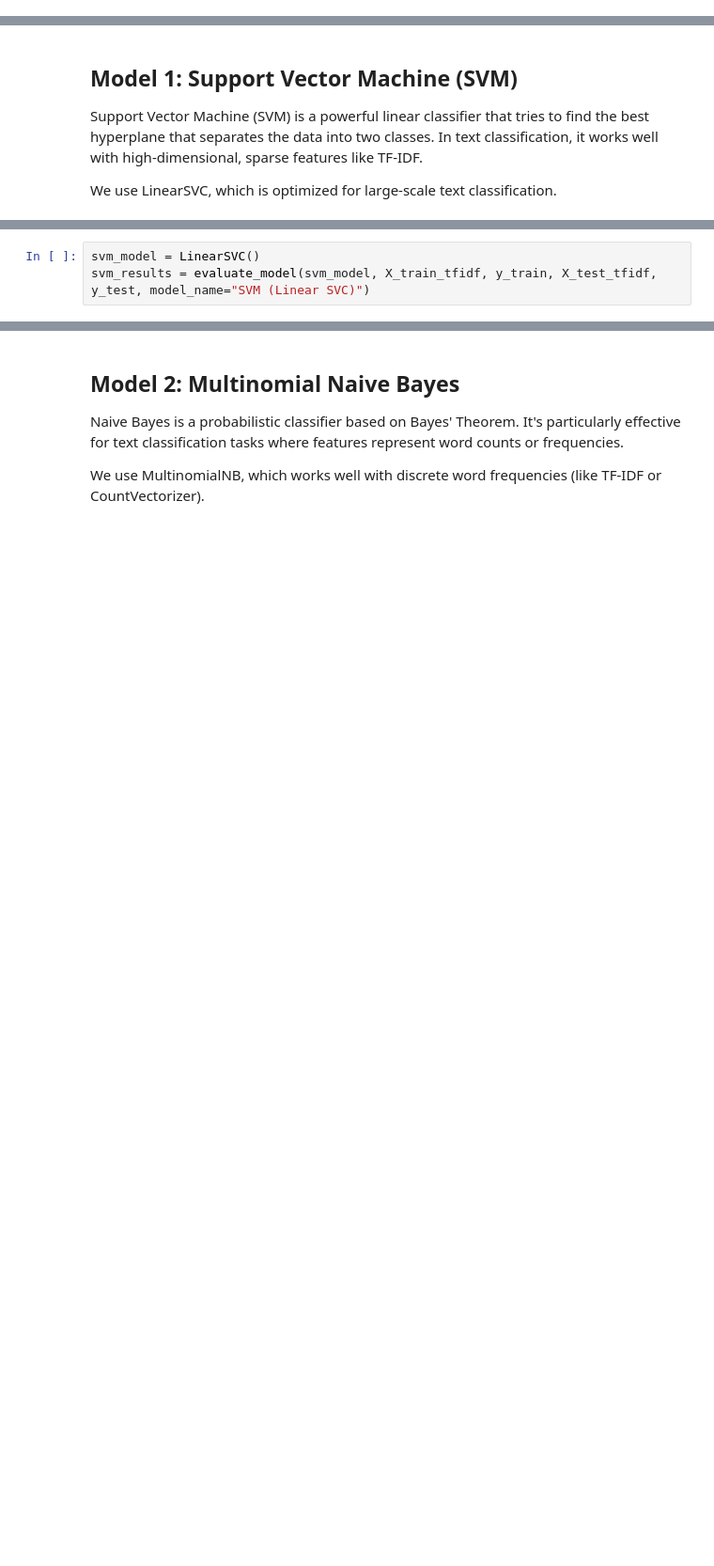
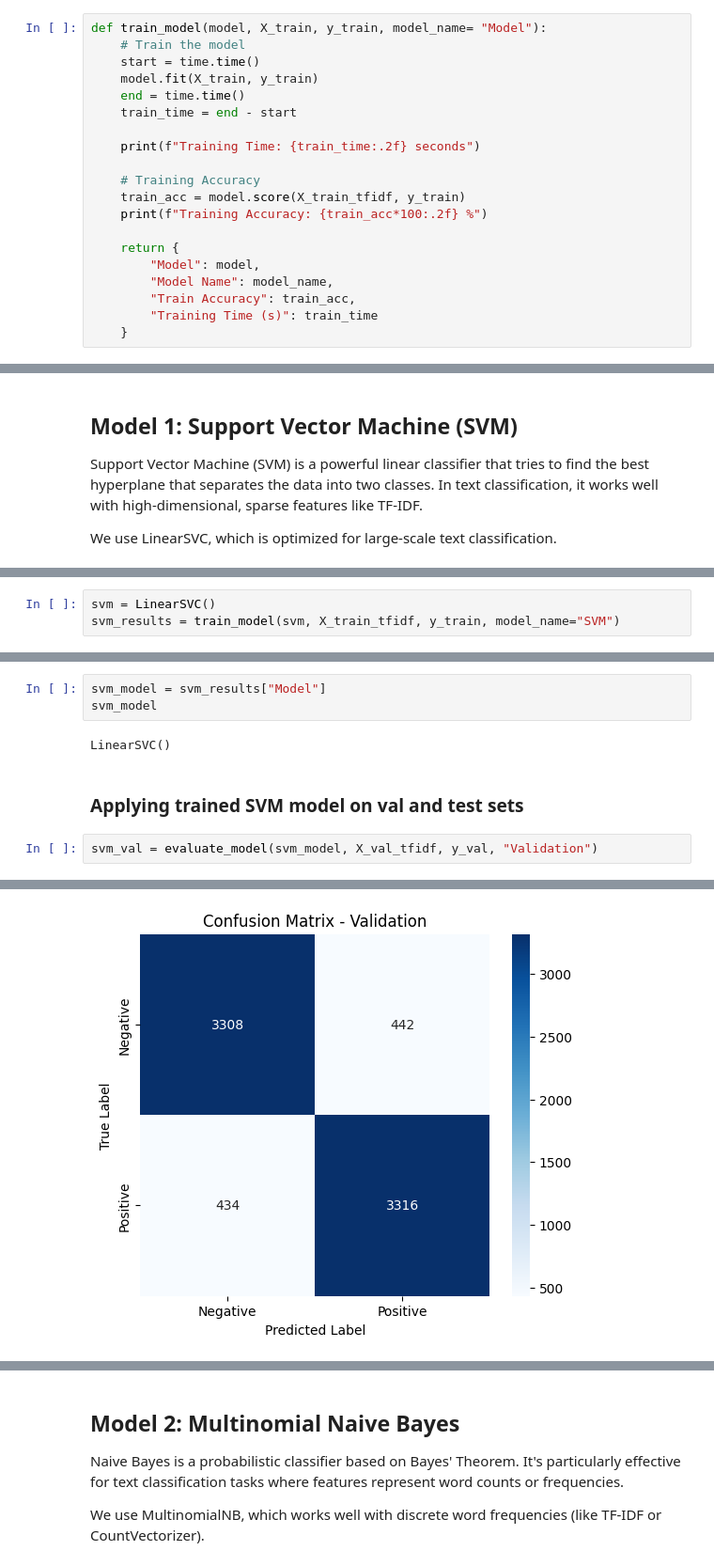
Before and after one commit to TarneemAlaa1/imdb-sentiment-classifier, a Jupyter notebook: notebooks/03_classical_ml_models.ipynb, the cells around one changed output, grey strips where cells are left out. Shown at 94% size. Cells and saved outputs as stored; diff of their text form; blank space fills up the shorter version.

```diff
--- a/notebooks/03_classical_ml_models.ipynb
+++ b/notebooks/03_classical_ml_models.ipynb
@@ -143 +158,21 @@ This function trains the model, predicts on the test set, and displays training/
+# %%
+def train_model(model, X_train, y_train, model_name= "Model"):
+    # Train the model
+    start = time.time()
+    model.fit(X_train, y_train)
+    end = time.time()
+    train_time = end - start
+
+    print(f"Training Time: {train_time:.2f} seconds")
+
+    # Training Accuracy
+    train_acc = model.score(X_train_tfidf, y_train)
+    print(f"Training Accuracy: {train_acc*100:.2f} %")
+
+    return {
+        "Model": model,
+        "Model Name": model_name,
+        "Train Accuracy": train_acc,
+        "Training Time (s)": train_time
+    }
 # %%
@@ -190,4 +219,4 @@ We use LinearSVC, which is optimized for large-scale text classification.
 # %%
-svm_model = LinearSVC()
-svm_results = evaluate_model(svm_model, X_train_tfidf, y_train, X_test_tfidf, y_test, model_name="SVM (Linear SVC)")
+svm = LinearSVC()
+svm_results = train_model(svm, X_train_tfidf, y_train, model_name="SVM")
 # %% [output]
@@ -208,0 +225,10 @@ weighted avg       0.89      0.89      0.89     10000
+# %%
+svm_model = svm_results["Model"]
+svm_model
+# %% [output]
+LinearSVC()
+# %% [markdown]
+### Applying trained SVM model on val and test sets
+# %%
+svm_val = evaluate_model(svm_model, X_val_tfidf, y_val, "Validation")
+# %% [output]
@@ -208,0 +247 @@ weighted avg       0.89      0.89      0.89     10000
+[figure, added]
```
Also changed, not shown: parts of 28 cells of this notebook.
